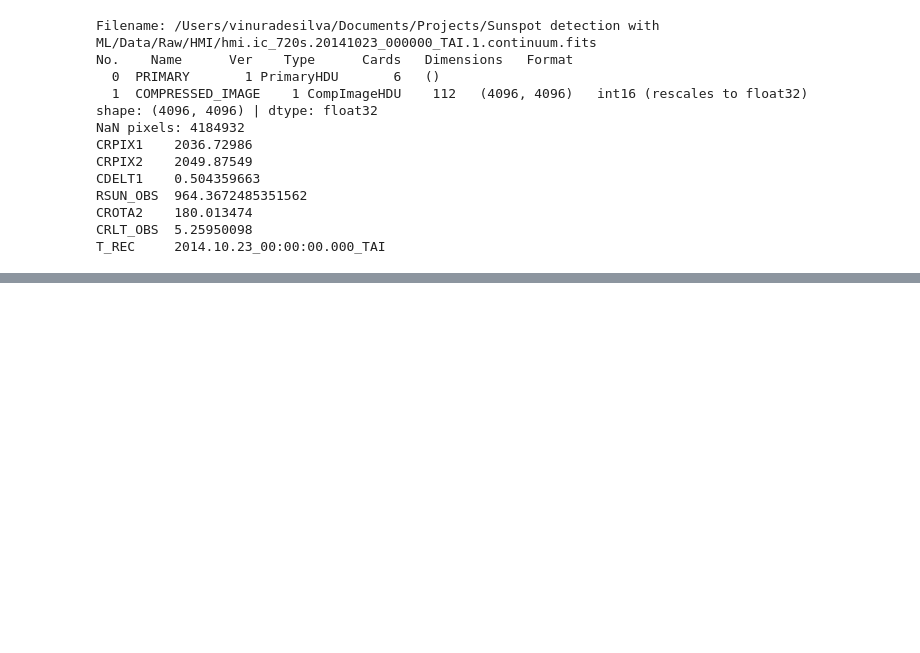
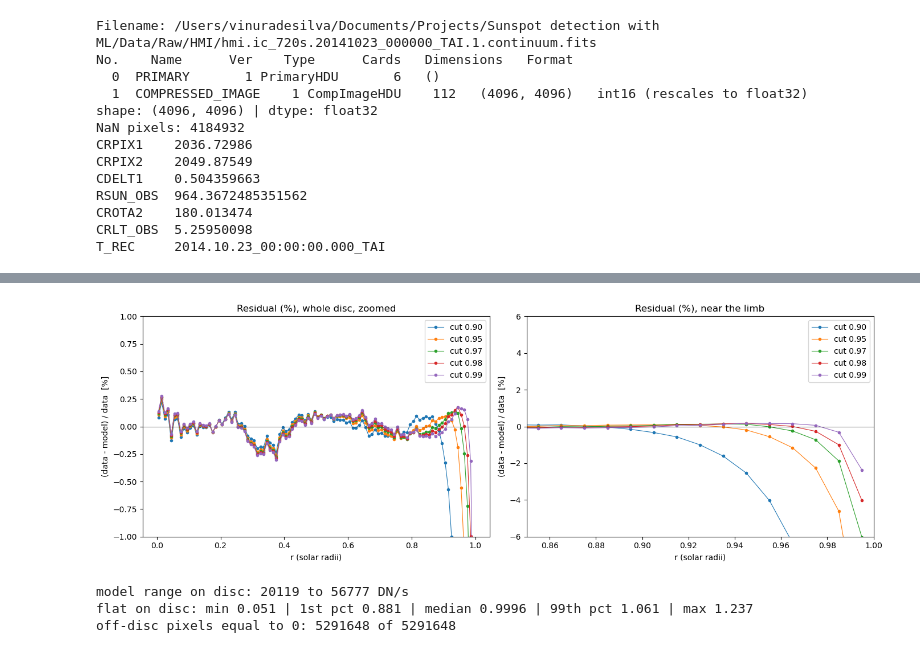
Before and after one commit to vinuradesilva/Sunspot-detection-with-ML, a Jupyter notebook: Notebooks/preprocessing.ipynb, the cells around one changed output, grey strips where cells are left out. Saved outputs shown, nothing was run; the diff lists cells and outputs as text; code cells hidden in the pictures; blank space fills up the shorter version.

```diff
--- a/Notebooks/preprocessing.ipynb
+++ b/Notebooks/preprocessing.ipynb
@@ -53,0 +245,26 @@ T_REC     2014.10.23_00:00:00.000_TAI
+# %%
+# --- STAGE 3: polynomial fit in mu for several candidate cut radii -----------
+
+cuts = [0.90, 0.95, 0.97, 0.98, 0.99]
+deg = 4
+interior = centres < 0.90              # the same reliable rings for every candidate
+
+fits = {}
+for cut in cuts:
+    # 1. Rings used for the fit: those whose centre lies inside the cut (boolean array)
+    use = centres < cut
+
+    # 2. Fit med as a polynomial of mu using only those rings
+    coef = np.polyfit(mu[use], med[use], deg)
+
+    # 3. Model value at the centre of EVERY ring (including rings we did not fit)
+    pred = np.polyval(coef, mu)
+
+    # 4. Relative residual of every ring: (data - model) / data
+    resid = (med - pred) / med
+
+    fits[cut] = (coef, pred, resid)
+    rms_in = np.sqrt(np.mean(resid[interior] ** 2))
+    print(f"cut {cut:.2f} | rings used {use.sum():3d} | interior rms {100 * rms_in:.3f} % | "
+          f"residual at r=0.965, 0.975, 0.985, 0.995: "
+          + " ".join(f"{100 * resid[k]:+6.2f}%" for k in [96, 97, 98, 99]))
@@ -53,0 +277,43 @@ T_REC     2014.10.23_00:00:00.000_TAI
+# %%
+fig, ax = plt.subplots(1, 2, figsize=(14, 4.8))
+for cut in cuts:
+    coef, pred, resid = fits[cut]
+    ax[0].plot(centres, 100 * resid, ".-", lw=0.8, label=f"cut {cut:.2f}")
+    ax[1].plot(centres, 100 * resid, ".-", lw=0.8, label=f"cut {cut:.2f}")
+ax[0].set_ylim(-1, 1);  ax[0].set_title("Residual (%), whole disc, zoomed")
+ax[1].set_xlim(0.85, 1.0); ax[1].set_ylim(-6, 6); ax[1].set_title("Residual (%), near the limb")
+for a in ax:
+    a.axhline(0, color="k", lw=0.5)
+    a.set_xlabel("r (solar radii)"); a.set_ylabel("(data - model) / data  [%]")
+    a.legend()
+plt.tight_layout()
+plt.show()
+# %% [output]
+[figure, added]
+# %%
+# --- STAGE 4: divide every disc pixel by the model ---------------------------
+
+# 1. Coefficients of the chosen cut (0.99), taken from the dictionary by key
+coef_final = fits[0.99][0]                      # NEW: element 0 of the tuple (coef, pred, resid)
+
+# 2. mu of every disc pixel, from its own r
+mu_d = np.sqrt(1 - r_d**2)                      # NEW: per-pixel mu, not per-ring
+
+# 3. Model value at every disc pixel
+model_d = np.polyval(coef_final, mu_d)          # NEW: normal-Sun brightness at each pixel
+
+# 4. Corrected intensity: data divided by model
+flat_d = I_d / model_d                          # NEW: 1 = normal Sun, <1 darker, >1 brighter
+
+flat = np.zeros(img.shape, dtype=np.float32)    # off-disc stays exactly 0
+flat[disc] = flat_d.astype(np.float32)          # float32 for the MPS backend
+
+print("model range on disc: %.0f to %.0f DN/s" % (model_d.min(), model_d.max()))
+print("flat on disc: min %.3f | 1st pct %.3f | median %.4f | 99th pct %.3f | max %.3f"
+      % (flat_d.min(), np.percentile(flat_d, 1), np.median(flat_d),
+         np.percentile(flat_d, 99), flat_d.max()))
+print("off-disc pixels equal to 0:", int((flat[~disc] == 0).sum()), "of", int((~disc).sum()))
+# %% [output]
+model range on disc: 20119 to 56777 DN/s
+flat on disc: min 0.051 | 1st pct 0.881 | median 0.9996 | 99th pct 1.061 | max 1.237
+off-disc pixels equal to 0: 5291648 of 5291648
```
Also changed, not shown: parts of 10 cells of this notebook, 3 other files.
